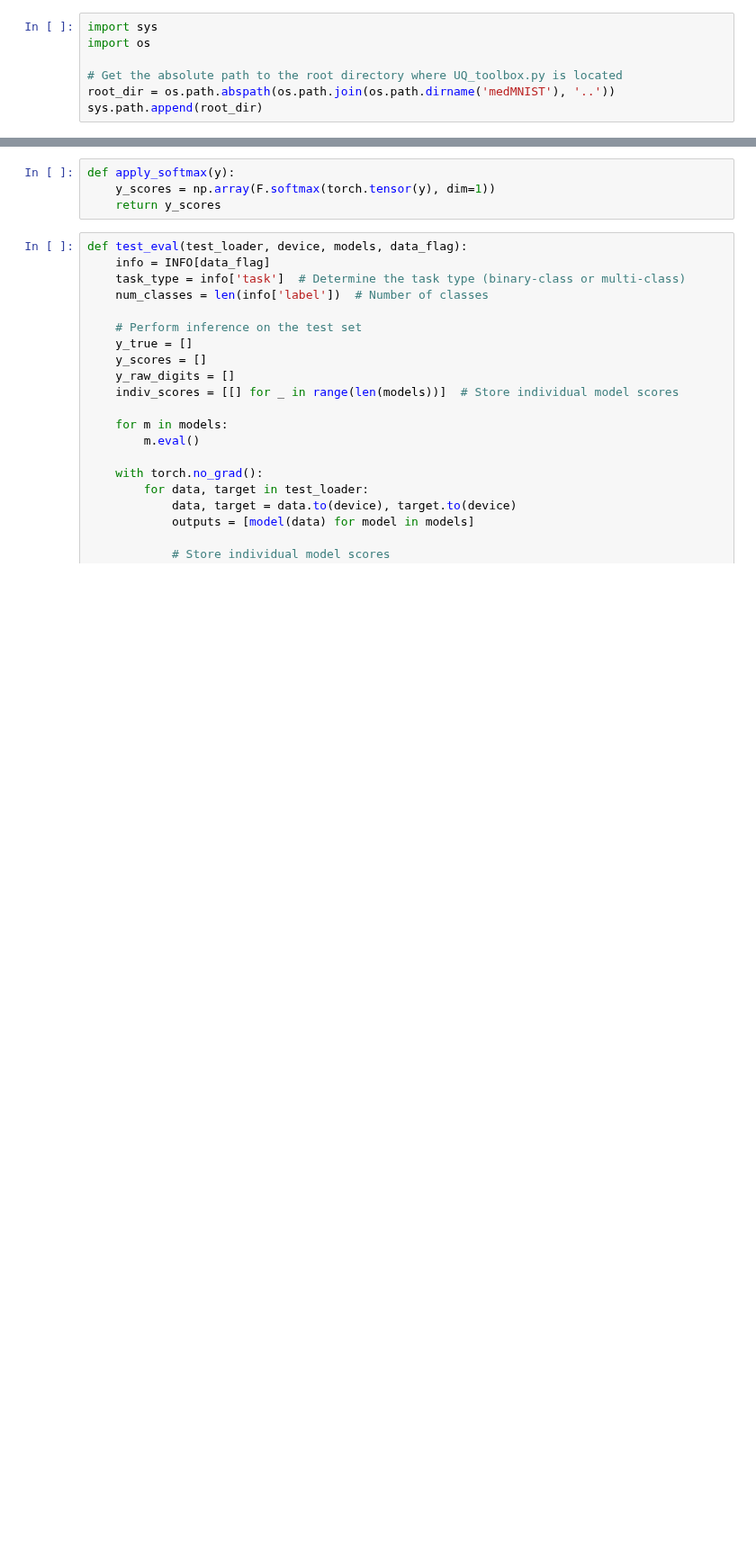
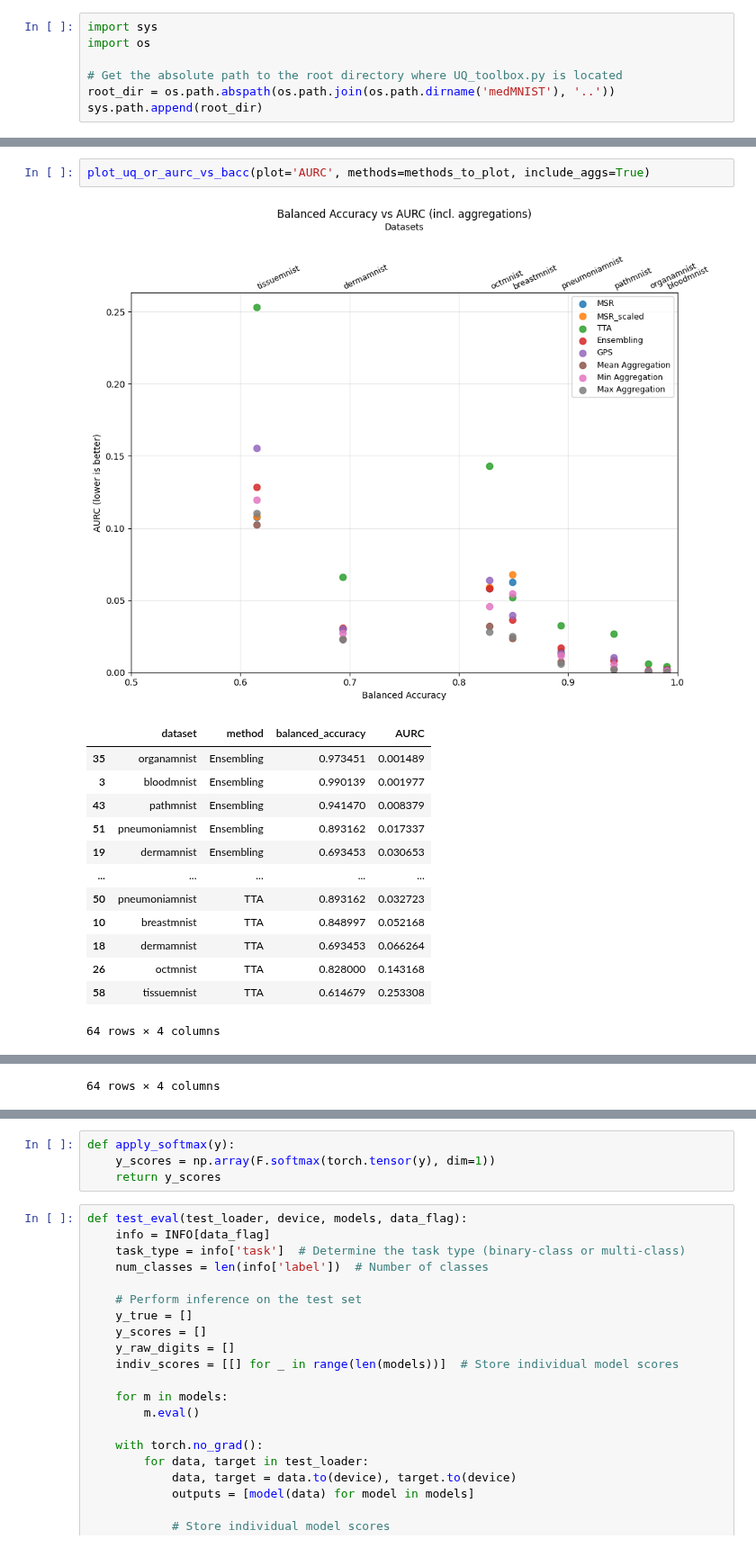
Before and after one commit to pstnmz/FailCatcher, a Jupyter notebook: medMNIST/visualize_results_and_combination.ipynb, the cells around one changed output, grey strips where cells are left out. Shown at 90% size. Saved outputs shown, nothing was run; the diff lists cells and outputs as text; blank space fills up the shorter version.

```diff
--- a/medMNIST/visualize_results_and_combination.ipynb
+++ b/medMNIST/visualize_results_and_combination.ipynb
@@ -215,0 +512,17 @@ else:
+# %%
+plot_uq_or_aurc_vs_bacc(plot='AURC', methods=methods_to_plot, include_aggs=True)
+# %% [output]
+[figure, added]
+|  | dataset | method | balanced_accuracy | AURC |
+| 35 | organamnist | Ensembling | 0.973451 | 0.001489 |
+| 3 | bloodmnist | Ensembling | 0.990139 | 0.001977 |
+| 43 | pathmnist | Ensembling | 0.941470 | 0.008379 |
+| 51 | pneumoniamnist | Ensembling | 0.893162 | 0.017337 |
+| 19 | dermamnist | Ensembling | 0.693453 | 0.030653 |
+| ... | ... | ... | ... | ... |
+| 50 | pneumoniamnist | TTA | 0.893162 | 0.032723 |
+| 10 | breastmnist | TTA | 0.848997 | 0.052168 |
+| 18 | dermamnist | TTA | 0.693453 | 0.066264 |
+| 26 | octmnist | TTA | 0.828000 | 0.143168 |
+| 58 | tissuemnist | TTA | 0.614679 | 0.253308 |
+64 rows × 4 columns
@@ -216,3 +541,4 @@ else:
+64 rows × 4 columns
 # %%
 import math
 
```
Also changed, not shown: parts of 24 cells of this notebook.
